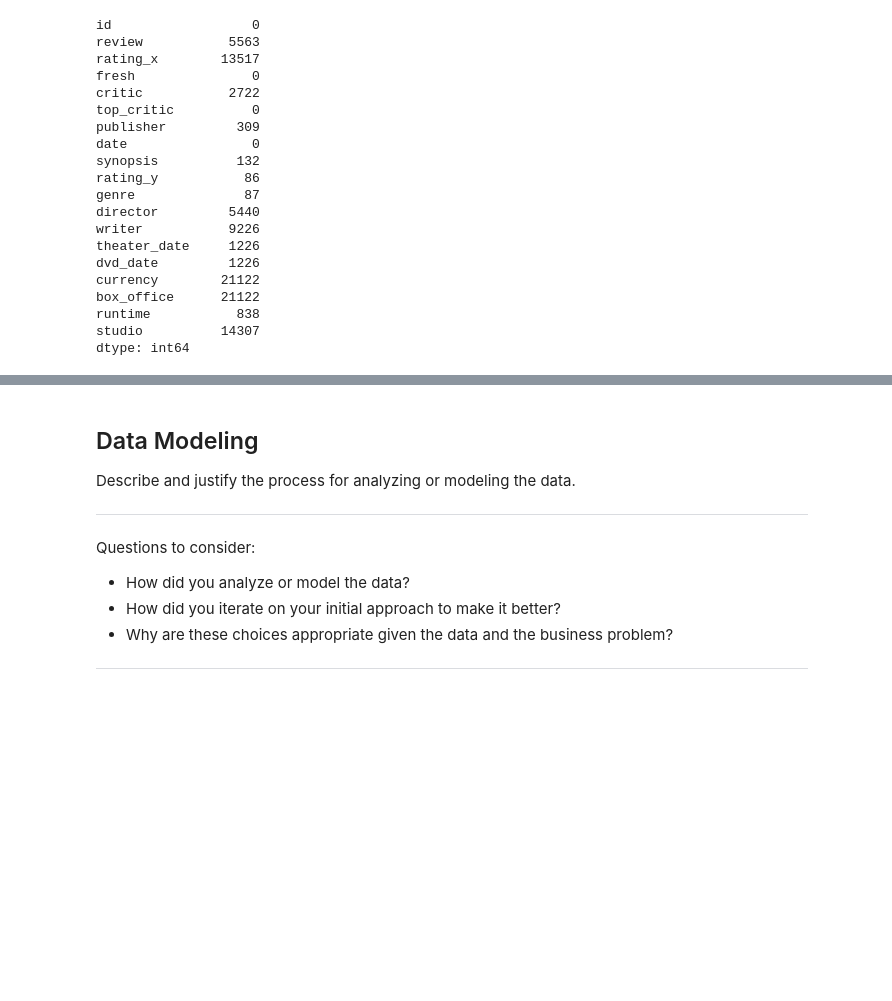
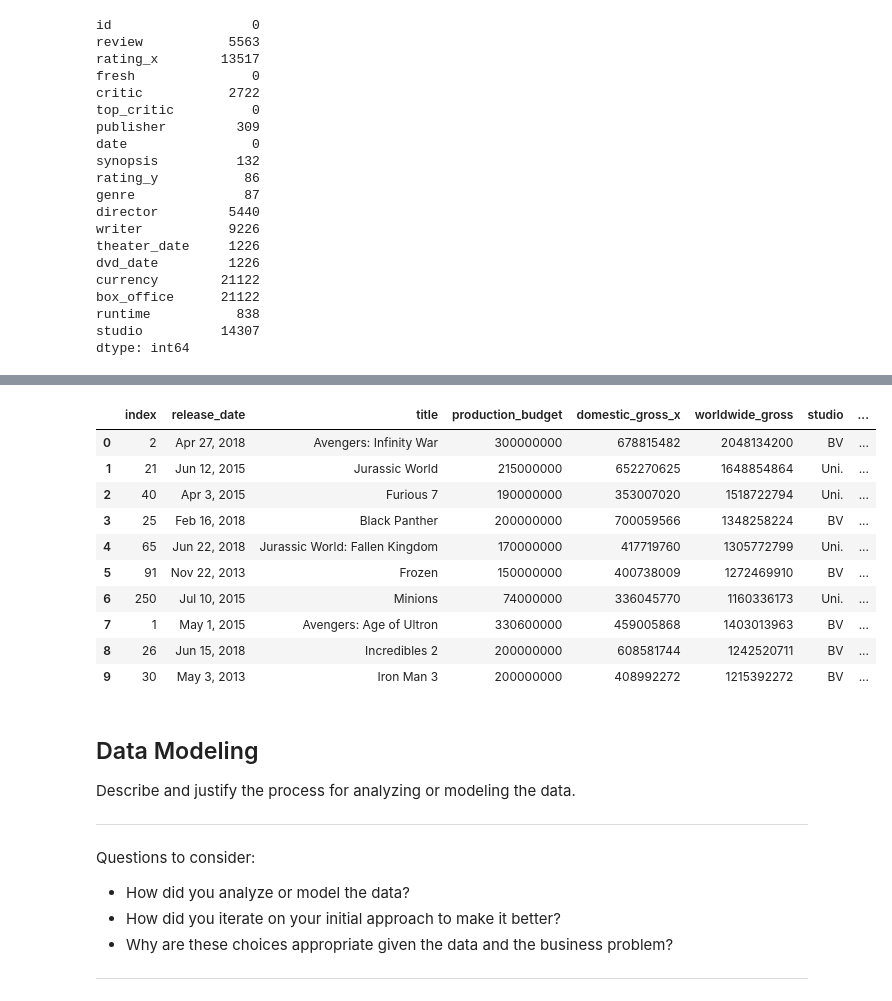
Before and after one commit to MoniqueHercules/phase-1-project, a Jupyter notebook: dsc-phase1-project.ipynb, the cells around one changed output, grey strips where cells are left out. Cells and saved outputs as stored; diff of their text form; code cells hidden in the pictures; blank space fills up the shorter version.

```diff
--- a/dsc-phase1-project.ipynb
+++ b/dsc-phase1-project.ipynb
@@ -651,0 +543,2 @@ tmdb_movies_df.info
+# %%
+movie_budget_and_profit_df['worldwide_gross'] = movie_budget_and_profit_df['worldwide_gross'].astype(str).astype(int)
@@ -652,3 +602,20 @@ tmdb_movies_df.info
+# %%
+protfitable_movies = movie_budget_and_profit_df.loc[movie_budget_and_profit_df['Profit'] > 0 ]
+most_profitable_movies = protfitable_movies.sort_values(by = ['profit_inflation_budget'], ascending = False)
+most_profitable_movies.reset_index(inplace = True)
+most_profitable_movies.head(10)
+# %% [output]
+|  | index | release_date | title | production_budget | domestic_gross_x | worldwide_gross | studio | ... |
+| 0 | 2 | Apr 27, 2018 | Avengers: Infinity War | 300000000 | 678815482 | 2048134200 | BV | ... |
+| 1 | 21 | Jun 12, 2015 | Jurassic World | 215000000 | 652270625 | 1648854864 | Uni. | ... |
+| 2 | 40 | Apr 3, 2015 | Furious 7 | 190000000 | 353007020 | 1518722794 | Uni. | ... |
+| 3 | 25 | Feb 16, 2018 | Black Panther | 200000000 | 700059566 | 1348258224 | BV | ... |
+| 4 | 65 | Jun 22, 2018 | Jurassic World: Fallen Kingdom | 170000000 | 417719760 | 1305772799 | Uni. | ... |
+| 5 | 91 | Nov 22, 2013 | Frozen | 150000000 | 400738009 | 1272469910 | BV | ... |
+| 6 | 250 | Jul 10, 2015 | Minions | 74000000 | 336045770 | 1160336173 | Uni. | ... |
+| 7 | 1 | May 1, 2015 | Avengers: Age of Ultron | 330600000 | 459005868 | 1403013963 | BV | ... |
+| 8 | 26 | Jun 15, 2018 | Incredibles 2 | 200000000 | 608581744 | 1242520711 | BV | ... |
+| 9 | 30 | May 3, 2013 | Iron Man 3 | 200000000 | 408992272 | 1215392272 | BV | ... |
 # %% [markdown]
 ## Data Modeling
 Describe and justify the process for analyzing or modeling the data.
```
Also changed, not shown: parts of 28 cells of this notebook.
